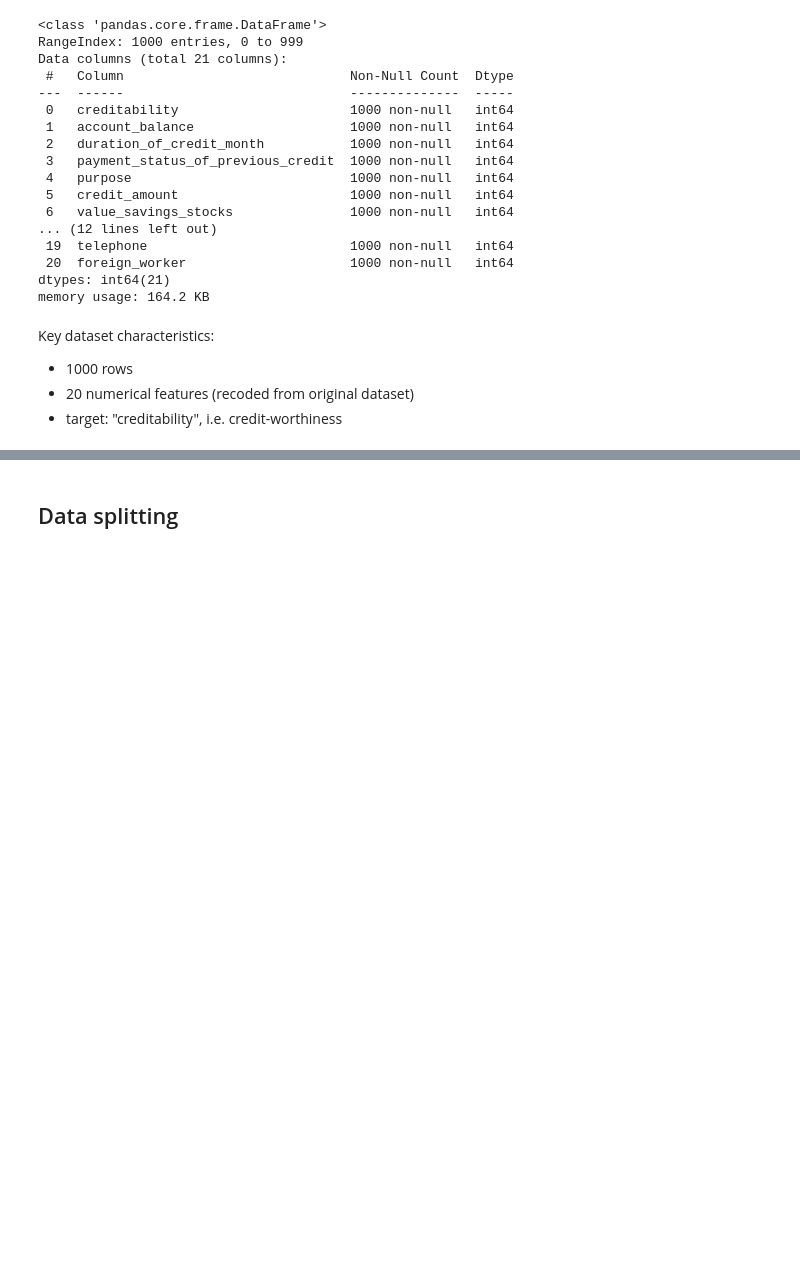
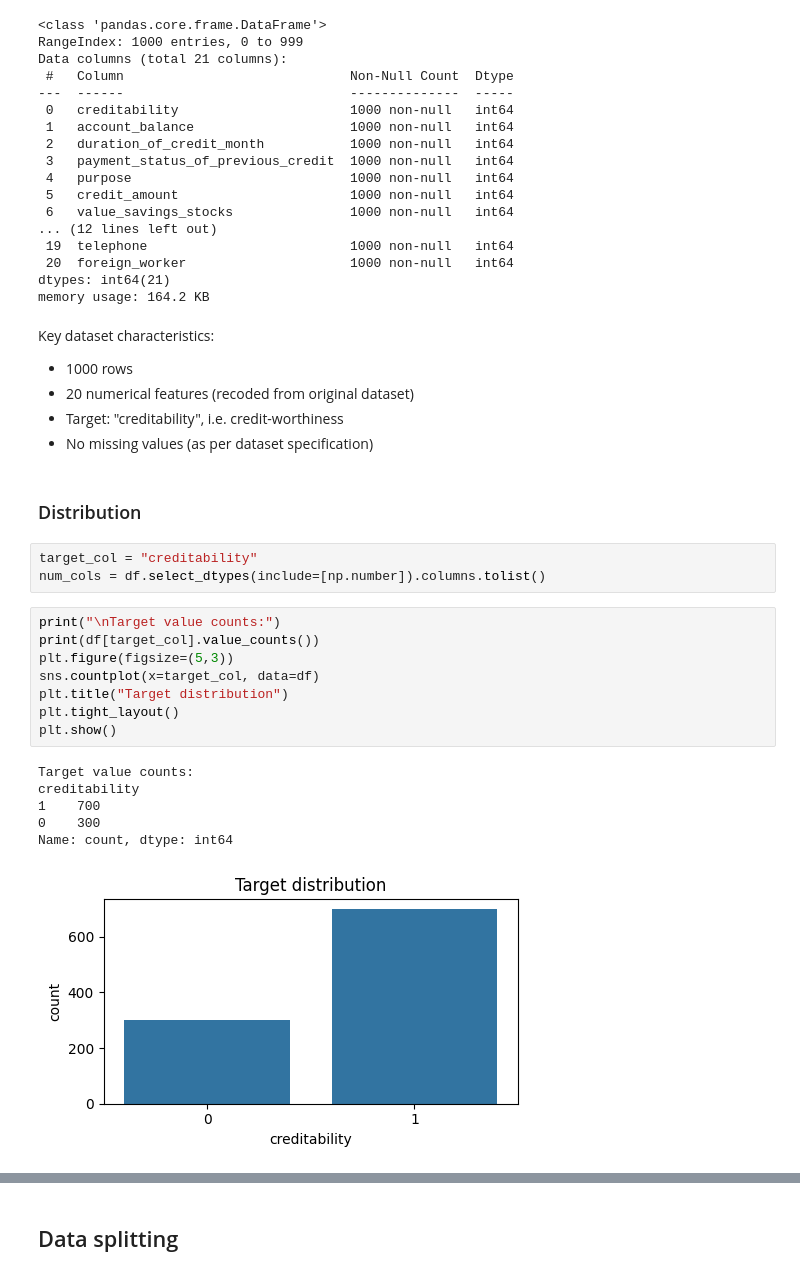
Before and after one commit to hertie-data-science-lab/tutorial-new-grp4, a Jupyter notebook: DEEPL_Tutorial_xAI.ipynb, the cells around one changed output, grey strips where cells are left out. Saved outputs shown, nothing was run; the diff lists cells and outputs as text; blank space fills up the shorter version.

Commit message:
Add some more EDA plots

```diff
--- a/DEEPL_Tutorial_xAI.ipynb
+++ b/DEEPL_Tutorial_xAI.ipynb
@@ -237,4 +236,25 @@ Key dataset characteristics:
 
 - 1000 rows
 - 20 numerical features (recoded from original dataset)
-- target: "creditability", i.e. credit-worthiness
+- Target: "creditability", i.e. credit-worthiness
+- No missing values (as per dataset specification)
+# %% [markdown]
+### Distribution
+# %%
+target_col = "creditability"
+num_cols = df.select_dtypes(include=[np.number]).columns.tolist()
+# %%
+print("\nTarget value counts:")
+print(df[target_col].value_counts())
+plt.figure(figsize=(5,3))
+sns.countplot(x=target_col, data=df)
+plt.title("Target distribution")
+plt.tight_layout()
+plt.show()
+# %% [output]
+Target value counts:
+creditability
+1    700
+0    300
+Name: count, dtype: int64
+[figure, added]
```
Also changed, not shown: parts of 9 cells of this notebook.
